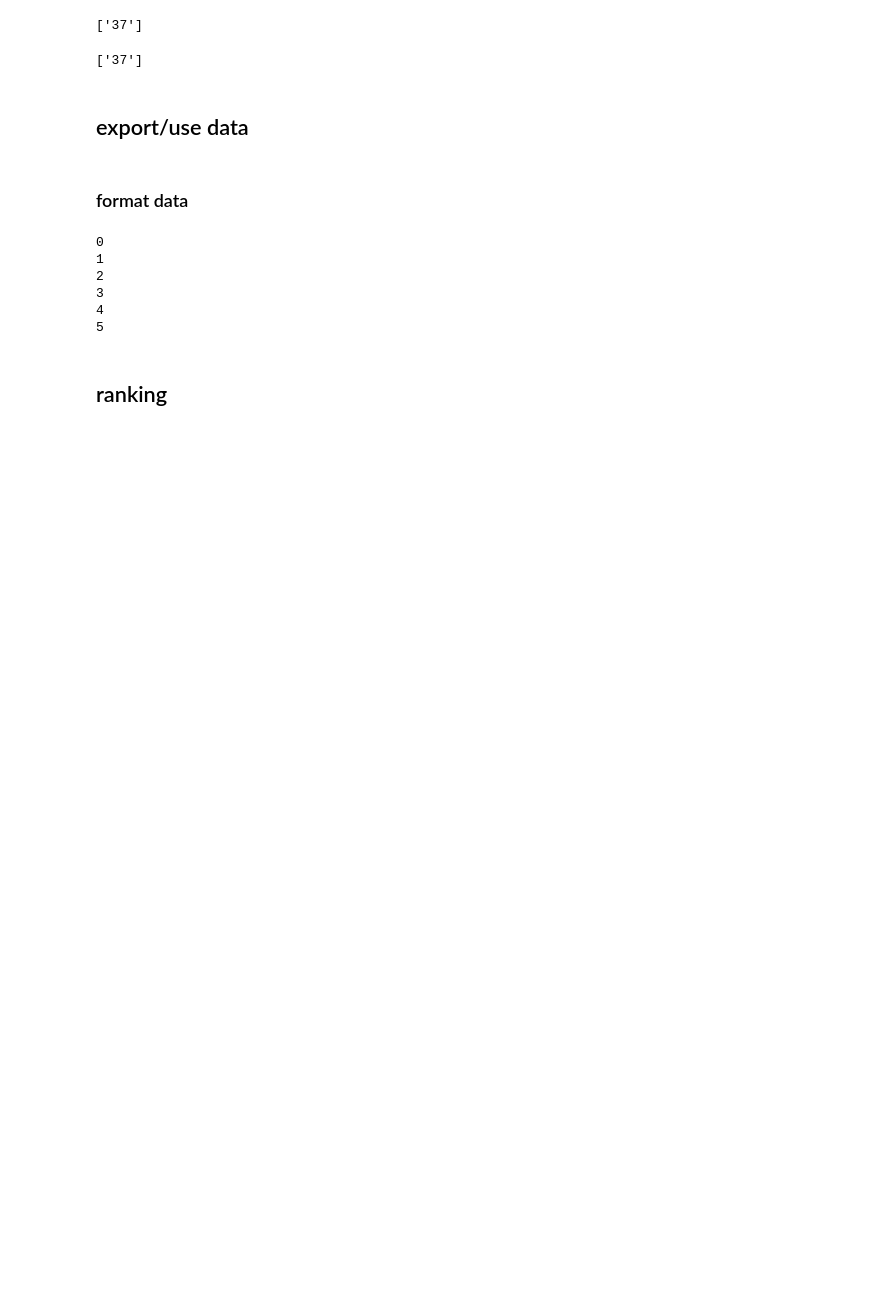
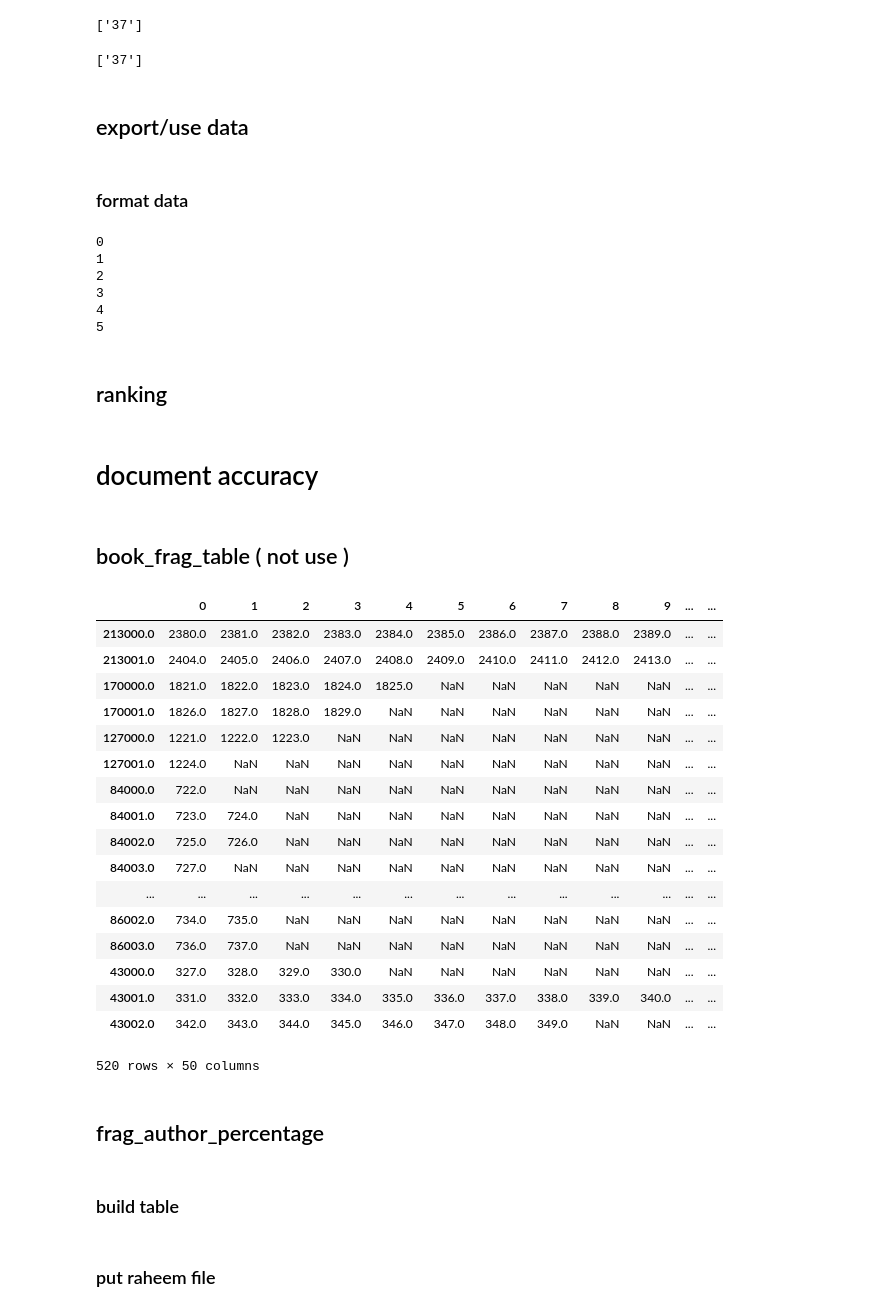
Before and after one commit to lawofearth/ThaiStylometry, a Jupyter notebook: Raheem_code_modify/result_compilation.ipynb, the cells around one changed output. Cells and saved outputs as stored; diff of their text form; code cells hidden in the pictures; blank space fills up the shorter version.

```diff
--- a/Raheem_code_modify/result_compilation.ipynb
+++ b/Raheem_code_modify/result_compilation.ipynb
@@ -238,3 +238,5 @@ openset_data.to_excel("Openset_data.xlsx")
 5
 # %% [markdown]
 ## ranking
+# %% [markdown]
+# document accuracy
@@ -240,0 +250,52 @@ openset_data.to_excel("Openset_data.xlsx")
+# %% [markdown]
+## book_frag_table ( not use )
+# %%
+# import raheem
+my_data = pd.read_csv('./raheem.csv', header = None)
+
+# build a table
+book = set(my_data.loc[:,1])
+fragment = set(my_data.loc[:,0])
+book_frag_table = df(index = book)
+
+count_frag = 0
+book_is = 111.090
+
+for fragment_i in fragment:
+
+    if book_is != my_data[my_data.loc[:,0] == fragment_i].iloc[0,1]:
+
+        # update book
+        book_is = my_data[my_data.loc[:,0] == fragment_i].iloc[0,1]
+        count_frag = 0
+
+        book_frag_table.loc[book_is,count_frag] = fragment_i
+    else:
+        count_frag += 1
+
+        book_frag_table.loc[book_is,count_frag] = fragment_i
+# %%
+book_frag_table
+# %% [output]
+|  | 0 | 1 | 2 | 3 | 4 | 5 | 6 | 7 | 8 | 9 | ... | ... |
+| 213000.0 | 2380.0 | 2381.0 | 2382.0 | 2383.0 | 2384.0 | 2385.0 | 2386.0 | 2387.0 | 2388.0 | 2389.0 | ... | ... |
+| 213001.0 | 2404.0 | 2405.0 | 2406.0 | 2407.0 | 2408.0 | 2409.0 | 2410.0 | 2411.0 | 2412.0 | 2413.0 | ... | ... |
+| 170000.0 | 1821.0 | 1822.0 | 1823.0 | 1824.0 | 1825.0 | NaN | NaN | NaN | NaN | NaN | ... | ... |
+| 170001.0 | 1826.0 | 1827.0 | 1828.0 | 1829.0 | NaN | NaN | NaN | NaN | NaN | NaN | ... | ... |
+| 127000.0 | 1221.0 | 1222.0 | 1223.0 | NaN | NaN | NaN | NaN | NaN | NaN | NaN | ... | ... |
+| 127001.0 | 1224.0 | NaN | NaN | NaN | NaN | NaN | NaN | NaN | NaN | NaN | ... | ... |
+| 84000.0 | 722.0 | NaN | NaN | NaN | NaN | NaN | NaN | NaN | NaN | NaN | ... | ... |
+| 84001.0 | 723.0 | 724.0 | NaN | NaN | NaN | NaN | NaN | NaN | NaN | NaN | ... | ... |
+| 84002.0 | 725.0 | 726.0 | NaN | NaN | NaN | NaN | NaN | NaN | NaN | NaN | ... | ... |
+| 84003.0 | 727.0 | NaN | NaN | NaN | NaN | NaN | NaN | NaN | NaN | NaN | ... | ... |
+| ... | ... | ... | ... | ... | ... | ... | ... | ... | ... | ... | ... | ... |
+| 86002.0 | 734.0 | 735.0 | NaN | NaN | NaN | NaN | NaN | NaN | NaN | NaN | ... | ... |
+| 86003.0 | 736.0 | 737.0 | NaN | NaN | NaN | NaN | NaN | NaN | NaN | NaN | ... | ... |
+| 43000.0 | 327.0 | 328.0 | 329.0 | 330.0 | NaN | NaN | NaN | NaN | NaN | NaN | ... | ... |
+| 43001.0 | 331.0 | 332.0 | 333.0 | 334.0 | 335.0 | 336.0 | 337.0 | 338.0 | 339.0 | 340.0 | ... | ... |
+| 43002.0 | 342.0 | 343.0 | 344.0 | 345.0 | 346.0 | 347.0 | 348.0 | 349.0 | NaN | NaN | ... | ... |
+520 rows × 50 columns
+# %% [markdown]
+## frag_author_percentage
+# %% [markdown]
+### build table
@@ -240,0 +312,2 @@ openset_data.to_excel("Openset_data.xlsx")
+# %% [markdown]
+### put raheem file
```
Also changed, not shown: parts of 13 cells of this notebook, 9 other files.
